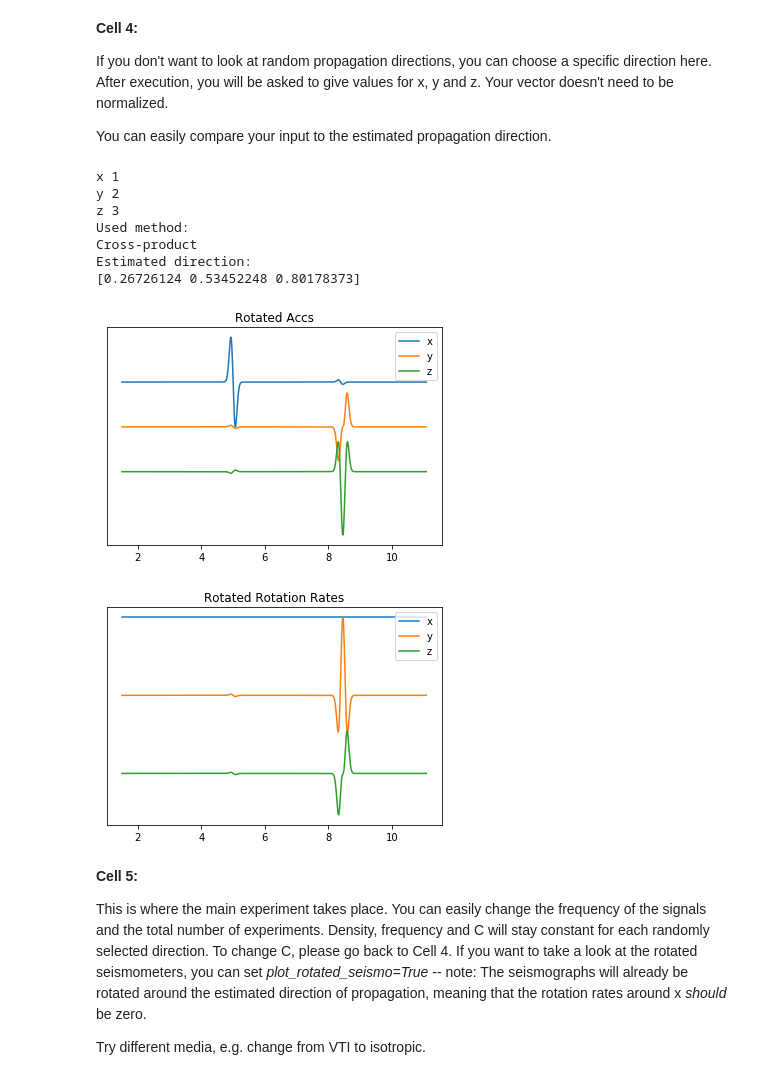
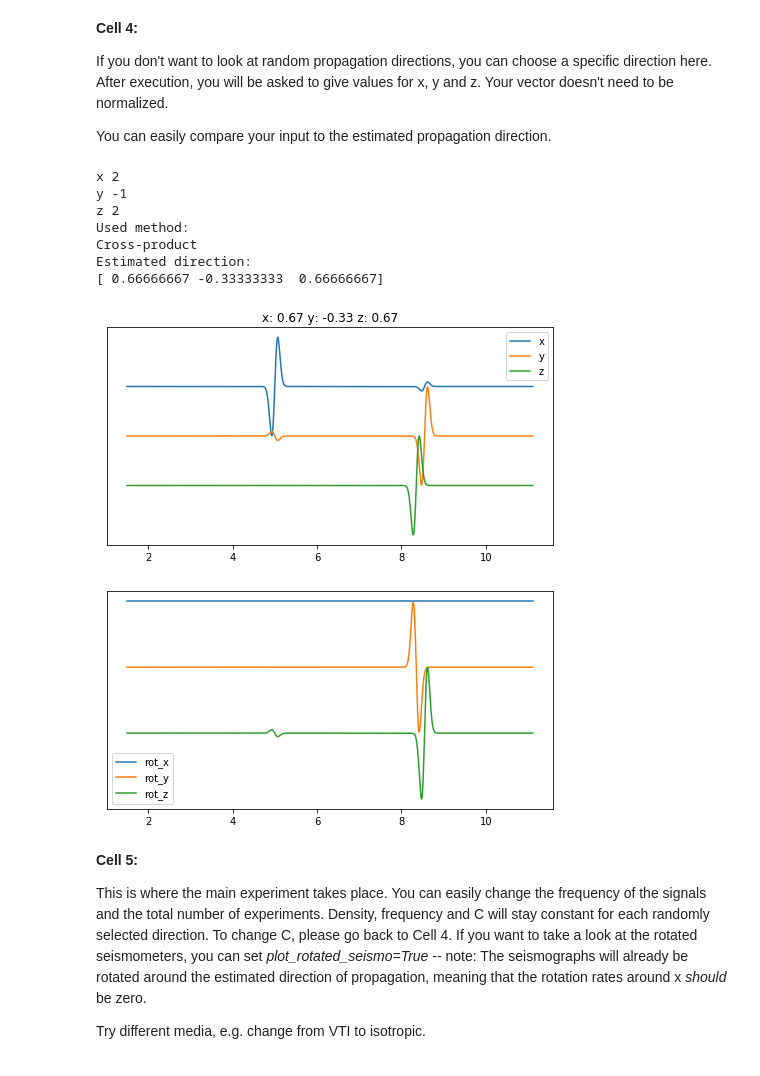
Before and after one commit to sebnoe/anisotropy, a Jupyter notebook: notebooks/Estimate_propagation_direction.ipynb, the cells around one changed output. Saved outputs shown, nothing was run; the diff lists cells and outputs as text; code cells hidden in the pictures.

```diff
--- a/notebooks/Estimate_propagation_direction.ipynb
+++ b/notebooks/Estimate_propagation_direction.ipynb
@@ -235,30 +235,30 @@ You can easily compare your input to the estimated propagation direction.
 # %%
 f = 10.
 fs = 100.
 plot_rotated_seismo = True
 
 nus,gammas = get_direction('input', C,1 )
 vel,v = get_eigenvals(gammas[0], density)
 seis, t = get_seis(v, vel, nus[0], f, fs)
 
 nus = 0 #forget about propagation direction
 print('Used method:')
 nu_e = get_propagation_direction(seis)
 print('Estimated direction:')
 print(nu_e)
 if plot_rotated_seismo:
-            vel_e, seis_rot,R = estimate_velocity(seis,nu_e,t,\
-                                              plot_rotated_seismo=plot_rotated_seismo)
+    _, seis_rot,_ = estimate_velocity(seis,nu_e,t)
+    plotseis(seis_rot,t,nu_e)
 # %% [output]
-x 1
-y 2
-z 3
+x 2
+y -1
+z 2
 Used method:
 Cross-product
 Estimated direction:
-[0.26726124 0.53452248 0.80178373]
+[ 0.66666667 -0.33333333  0.66666667]
-[figure, old version]
+[figure, new version]
-[figure, old version]
+[figure, new version]
 # %% [markdown]
 __Cell 5:__
 
```
Also changed, not shown: parts of 1 cell of this notebook, 8 other files.
